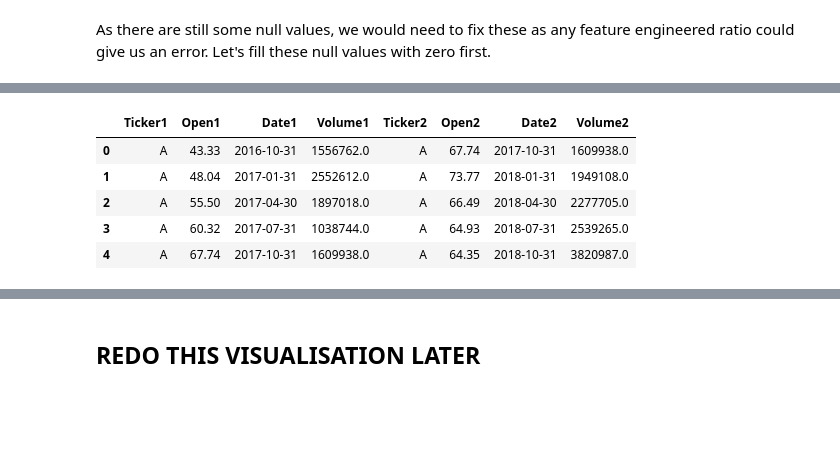
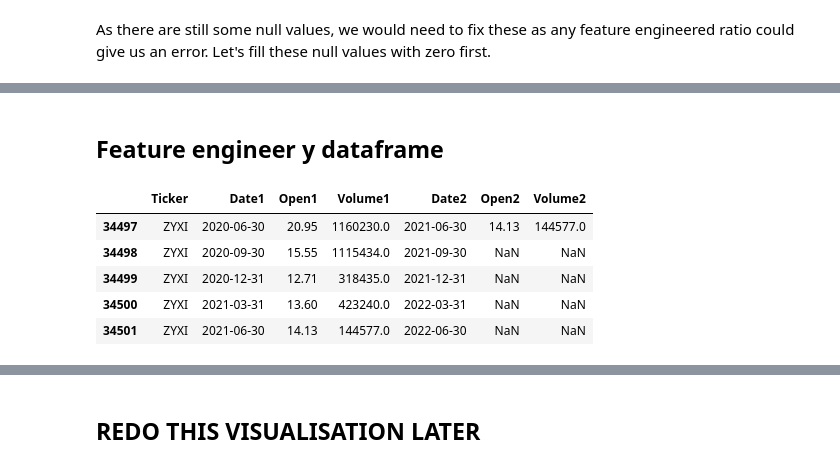
Before and after one commit to ethan-eplee/PortfolioThatBeatsTheMarket, a Jupyter notebook: 03_Capstone - Feature Engineering.ipynb, the cells around one changed output, grey strips where cells are left out. Saved outputs shown, nothing was run; the diff lists cells and outputs as text; code cells hidden in the pictures; blank space fills up the shorter version.

```diff
--- a/03_Capstone - Feature Engineering.ipynb
+++ b/03_Capstone - Feature Engineering.ipynb
@@ -189,9 +205,11 @@ fixRatios(X)
+# %% [markdown]
+## Feature engineer y dataframe
 # %%
-y.head()
+y.tail()
 # %% [output]
-|  | Ticker1 | Open1 | Date1 | Volume1 | Ticker2 | Open2 | Date2 | Volume2 |
-| 0 | A | 43.33 | 2016-10-31 | 1556762.0 | A | 67.74 | 2017-10-31 | 1609938.0 |
-| 1 | A | 48.04 | 2017-01-31 | 2552612.0 | A | 73.77 | 2018-01-31 | 1949108.0 |
-| 2 | A | 55.50 | 2017-04-30 | 1897018.0 | A | 66.49 | 2018-04-30 | 2277705.0 |
-| 3 | A | 60.32 | 2017-07-31 | 1038744.0 | A | 64.93 | 2018-07-31 | 2539265.0 |
-| 4 | A | 67.74 | 2017-10-31 | 1609938.0 | A | 64.35 | 2018-10-31 | 3820987.0 |
+|  | Ticker | Date1 | Open1 | Volume1 | Date2 | Open2 | Volume2 |
+| 34497 | ZYXI | 2020-06-30 | 20.95 | 1160230.0 | 2021-06-30 | 14.13 | 144577.0 |
+| 34498 | ZYXI | 2020-09-30 | 15.55 | 1115434.0 | 2021-09-30 | NaN | NaN |
+| 34499 | ZYXI | 2020-12-31 | 12.71 | 318435.0 | 2021-12-31 | NaN | NaN |
+| 34500 | ZYXI | 2021-03-31 | 13.60 | 423240.0 | 2022-03-31 | NaN | NaN |
+| 34501 | ZYXI | 2021-06-30 | 14.13 | 144577.0 | 2022-06-30 | NaN | NaN |
```
Also changed, not shown: parts of 34 cells of this notebook, 16 other files.
